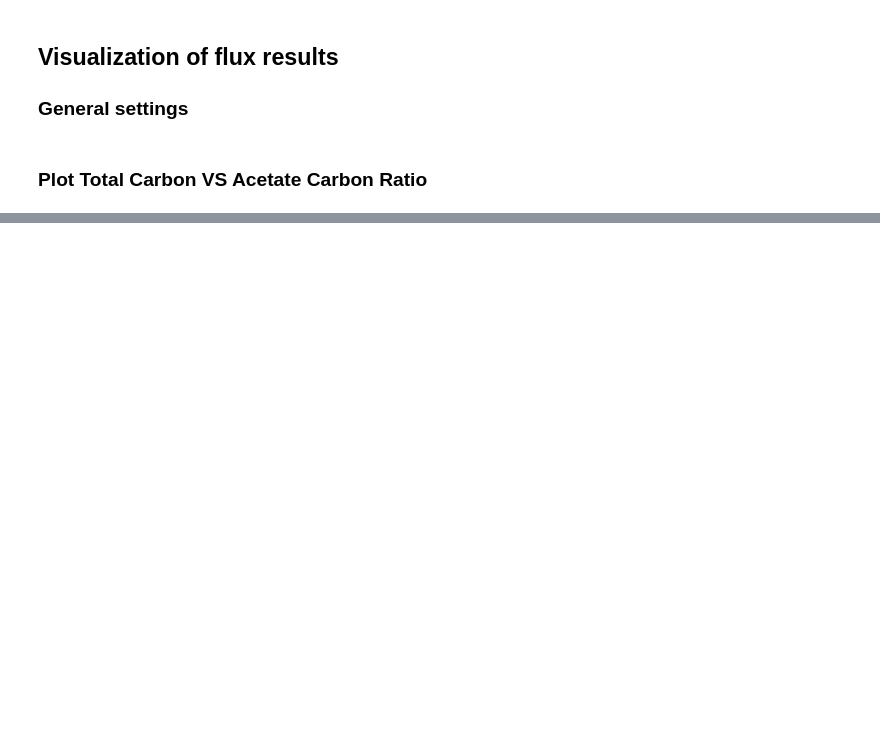
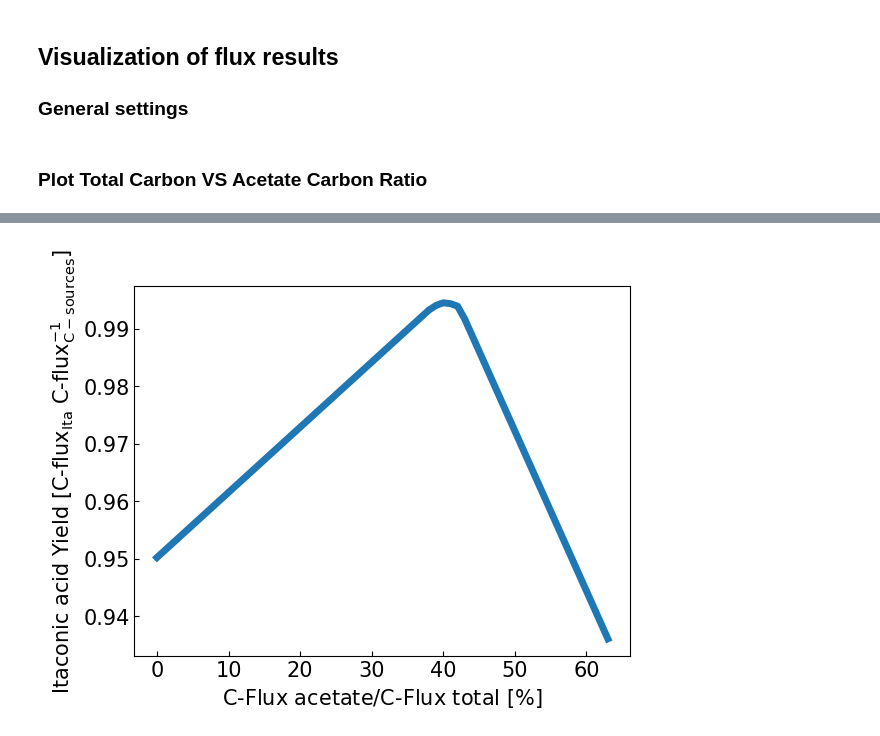
Before and after one commit to iAMB-RWTH-Aachen/Ustilago_maydis-GEM, a Jupyter notebook: code/AcetateBranchSims.ipynb, the cells around one changed output, grey strips where cells are left out. Drawn from its saved outputs; the diff is of its cells as text; code cells hidden in the pictures; blank space fills up the shorter version.

```diff
--- a/code/AcetateBranchSims.ipynb
+++ b/code/AcetateBranchSims.ipynb
@@ -151,0 +182,12 @@ for iratio in ratio:
+# %%
+MaxAc = 63
+# Acetate comes first, then glucose
+SubFlux = [[ratio*CFlux/(2*100),(CFlux-ratio*CFlux/100)/6] for ratio in range(MaxAc+1)]
+Objective = 'EX_itacon_e'
+EXID = ['EX_ac_e','EX_glc__D_e']
+mySol = list()
+
+for Feed in SubFlux:
+    ExchDict = {EXID[i]:Feed[i] for i in range(len(EXID))}
+    Flux = SimCosub(model, ExchDict, Objective)
+    mySol.append(Flux)
@@ -169,6 +241,7 @@ for indx in range(len(mySol)):
 #     Res[indx][1] = np.abs(6*mySol[indx]['EX_glc__D_e'])
 #     Res[indx][2] = np.abs(2*mySol[indx]['EX_ac_e'])
 res_df = pd.DataFrame(Res)
+res_df['AceProc'] = res_df['AceRel']*100
 # %% [markdown]
 ## Visualization of flux results
 
@@ -217,0 +272,12 @@ plt.show()
+# %%
+FigureName = 'AceRel-VS-ItaYield'
+
+res_df.plot('AceProc', 'Ita C-Yield', legend=None, lw=5) #, marker='o', markerfacecolor='black', ms=7
+plt.xlabel('C-Flux acetate/C-Flux total [$\%$]')
+plt.ylabel('Itaconic acid Yield [C-flux$_{\mathrm{Ita}}$ C-flux$_{\mathrm{C-sources}}^{-1}$]')
+plt.tick_params(direction="in")
+plt.savefig('{}_{}.{}'.format(Today,FigureName,FigureType))
+
+plt.show()
+# %% [output]
+[figure, added]
```
Also changed, not shown: parts of 22 cells of this notebook, 22 other files.
